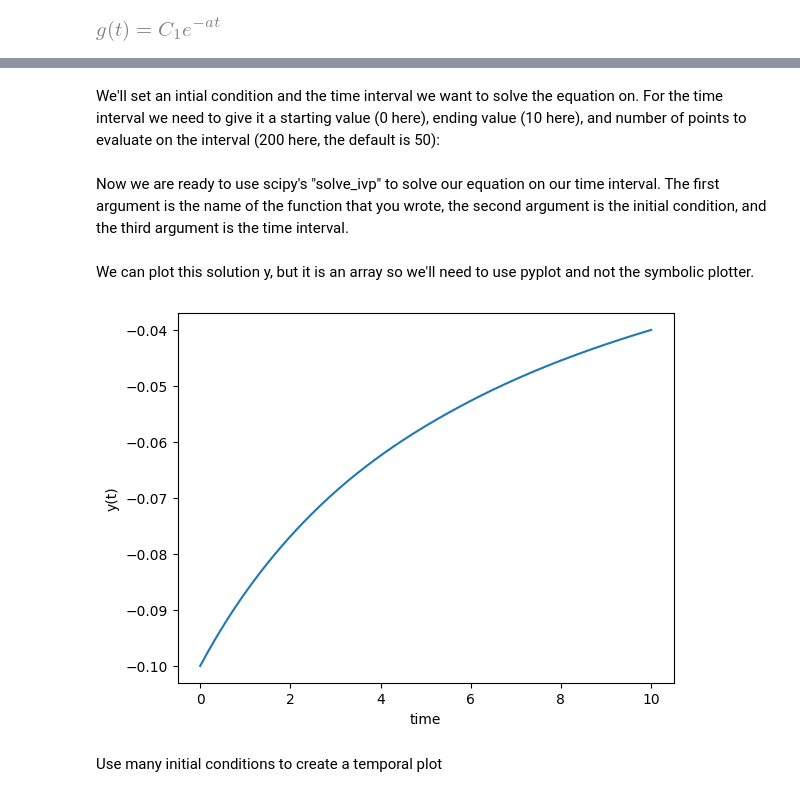
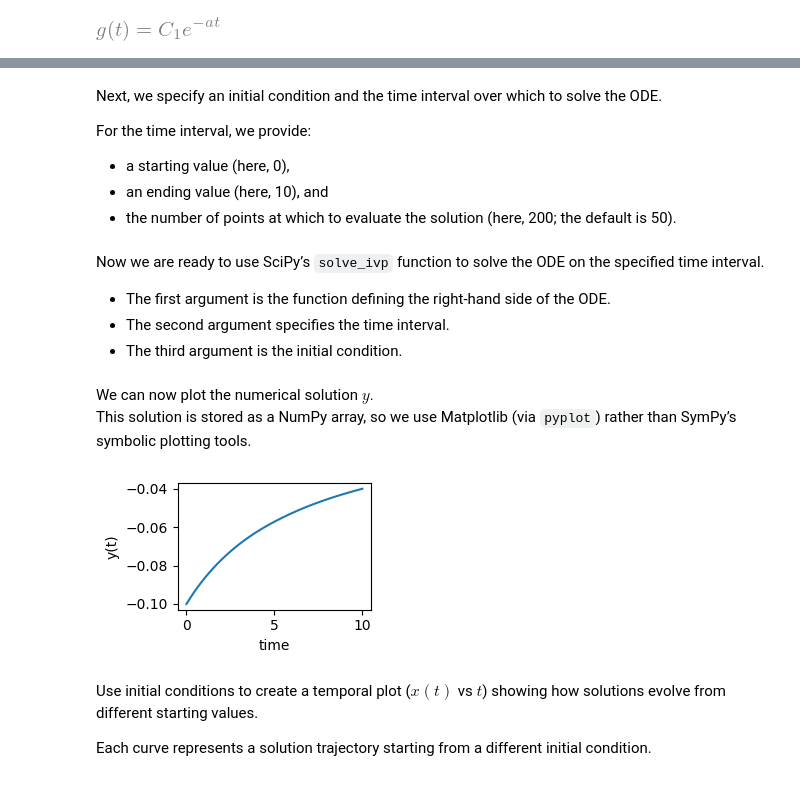
Before and after one commit to sarah1123/Dyn-Sys-S26, a Jupyter notebook: ProblemSets/PSet01_Python.ipynb, the cells around one changed output, grey strips where cells are left out. Cells and saved outputs as stored; diff of their text form; code cells hidden in the pictures.

```diff
--- a/ProblemSets/PSet01_Python.ipynb
+++ b/ProblemSets/PSet01_Python.ipynb
@@ -224,8 +232,13 @@ Note, since we've already defined x and t as symbolic variables, we'll mess up a
 # %%
-def equation(s,y):
-    k = 1
-    dyds = k*np.exp(y**2)-np.cos(y)
+# Right-hand side of the ODE dy/ds = exp(y^2) - cos(y)
+def equation(s, y):
+    dyds = np.exp(y**2) - np.cos(y)
     return dyds
 # %% [markdown]
-We'll set an intial condition and the time interval we want to solve the equation on.  For the time interval we need to give it a starting value (0 here), ending value (10 here), and number of points to evaluate on the interval (200 here, the default is 50):
+Next, we specify an initial condition and the time interval over which to solve the ODE.
+
+For the time interval, we provide:
+- a starting value (here, 0),
+- an ending value (here, 10), and
+- the number of points at which to evaluate the solution (here, 200; the default is 50).
 # %%
@@ -232,28 +246,41 @@ We'll set an intial condition and the time interval we want to solve the equatio
 y0 = -0.1
 s = np.linspace(0,10,200)
 # %% [markdown]
-Now we are ready to use scipy's "solve_ivp" to solve our equation on our time interval.  The first argument is the name of the function that you wrote, the second argument is the initial condition, and the third argument is the time interval.
+Now we are ready to use SciPy’s `solve_ivp` function to solve the ODE on the specified time interval.
+
+- The first argument is the function defining the right-hand side of the ODE.
+- The second argument specifies the time interval.
+- The third argument is the initial condition.
 # %%
 from scipy.integrate import solve_ivp
-# the size of the initial condition for solve_ivp is a little touchy.
-x0 = np.empty(1)
-x0[0]=y0
-sol = solve_ivp(equation,[np.min(s),np.max(s)],x0,dense_output=True)
-# dense_output allows us to approximate the solution at any times we would like.
-y = sol.sol(s)
-y = y[0]
+
+# Solve the ODE numerically
+sol = solve_ivp(equation,
+                [s.min(), s.max()],
+                [y0],
+                dense_output=True)
+
+# Evaluate the solution on the time grid
+y = sol.sol(s)[0]
 # %% [markdown]
-We can plot this solution y, but it is an array so we'll need to use pyplot and not the symbolic plotter.
+We can now plot the numerical solution $y$.
+This solution is stored as a NumPy array, so we use Matplotlib (via `pyplot`) rather than SymPy’s symbolic plotting tools.
 # %%
 import matplotlib.pyplot as plt
-plt.plot(s,y)
+
+# Plot the numerical solution
+plt.figure(figsize=(3, 2))
+plt.plot(s, y)
 plt.xlabel('time')
 plt.ylabel('y(t)')
+plt.tight_layout()
 plt.show()
 # %% [output]
-[figure, old version]
+[figure, new version]
-# %% [markdown]
-Use many initial conditions to create a temporal plot
+# %% [markdown]
+Use initial conditions to create a temporal plot ($x(t)$ vs $t$) showing how solutions evolve from different starting values.
+
+Each curve represents a solution trajectory starting from a different initial condition.
 # %%
 import matplotlib.pyplot as plt
 from scipy.integrate import solve_ivp
```
Also changed, not shown: parts of 3 cells of this notebook, 6 other files.
